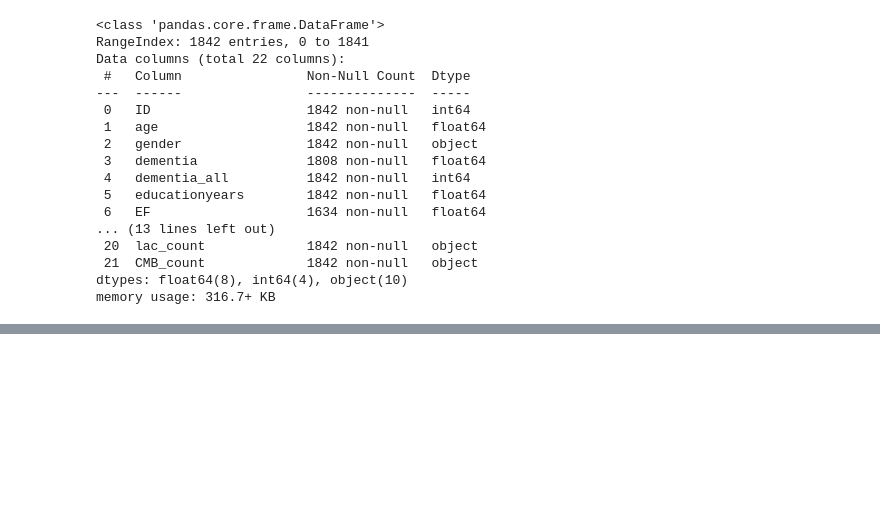
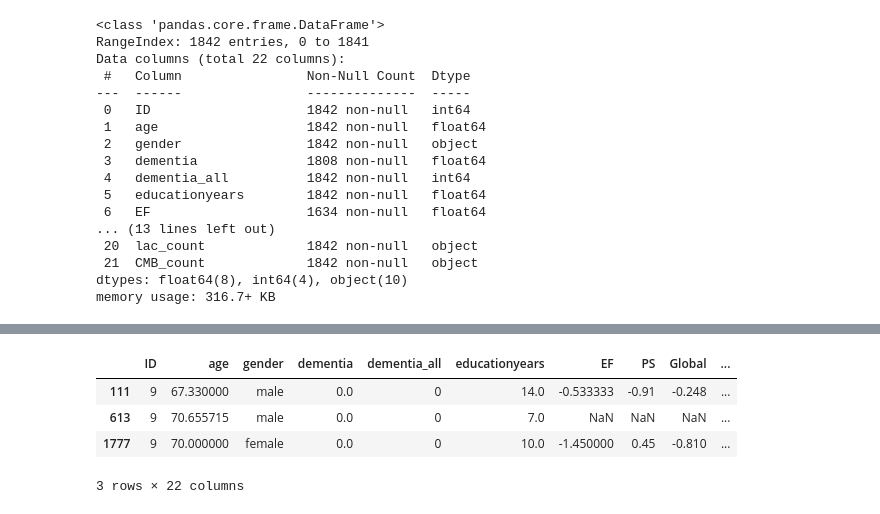
Before and after one commit to simonskodt/big-data-processes, a Jupyter notebook: dementia_project/dementia_analysis.ipynb, the cells around one changed output, grey strips where cells are left out. Cells and saved outputs as stored; diff of their text form; code cells hidden in the pictures; blank space fills up the shorter version.

```diff
--- a/dementia_project/dementia_analysis.ipynb
+++ b/dementia_project/dementia_analysis.ipynb
@@ -201,0 +163,9 @@ dtype: int64
+# %%
+# Examples of ID 9's rows
+df[df['ID'] == 9]
+# %% [output]
+|  | ID | age | gender | dementia | dementia_all | educationyears | EF | PS | Global | ... |
+| 111 | 9 | 67.330000 | male | 0.0 | 0 | 14.0 | -0.533333 | -0.91 | -0.248 | ... |
+| 613 | 9 | 70.655715 | male | 0.0 | 0 | 7.0 | NaN | NaN | NaN | ... |
+| 1777 | 9 | 70.000000 | female | 0.0 | 0 | 10.0 | -1.450000 | 0.45 | -0.810 | ... |
+3 rows × 22 columns
```
Also changed, not shown: parts of 33 cells of this notebook, 1 other file.
